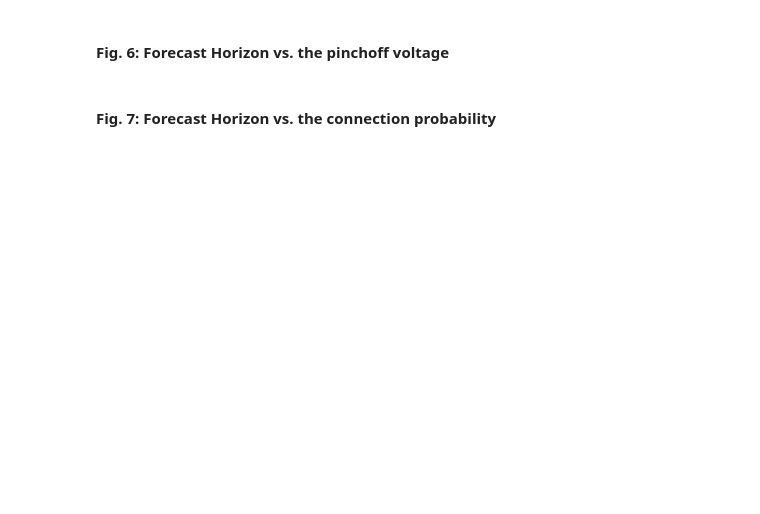
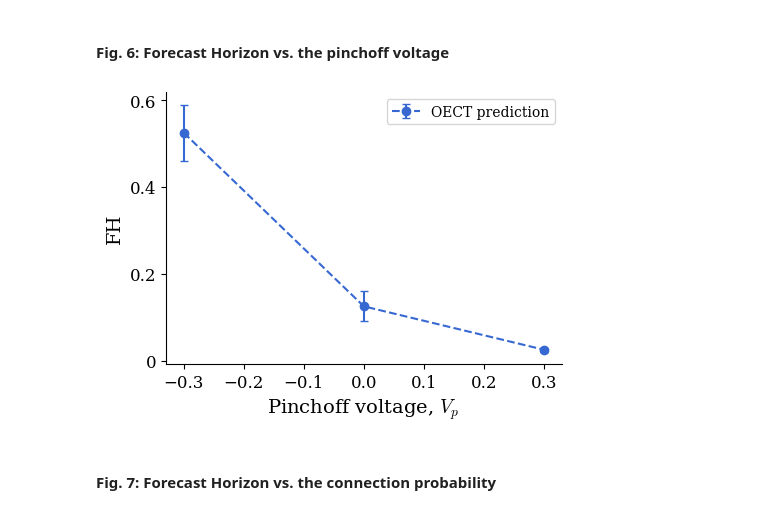
Before and after one commit to Signed-B/reservoir-computing-on-OECTs, a Jupyter notebook: plot_forecast_horizon.ipynb, the cells around one changed output. Drawn from its saved outputs; the diff is of its cells as text; code cells hidden in the pictures; blank space fills up the shorter version.

```diff
--- a/plot_forecast_horizon.ipynb
+++ b/plot_forecast_horizon.ipynb
@@ -171,25 +67,32 @@ OECT_stds = [np.std(OECT_hm[i]) for i in range(OECT_hm.shape[0])]
+# %%
+with open("Data/FH_vs_pinchoff.json") as file:
+    jsondata = json.loads(file.read())
+    pinchoff = np.array(jsondata["params"], dtype=float)
+    FH_OECT = np.array(jsondata["FH-OECT"], dtype=float)
 # %%
 plt.figure(figsize=(5.5, 4))
 plt.errorbar(
-    pinchoffs,
-    OECT_means,
-    yerr=OECT_stds,
+    pinchoff,
+    FH_OECT.mean(axis=1),
+    yerr=FH_OECT.std(axis=1),
     fmt="--",
     marker="o",
     capsize=3,
     color=colors[idx2],
     label="OECT prediction",
 )
 plt.yticks([0, 0.2, 0.4, 0.6], [0, 0.2, 0.4, 0.6])
 plt.ylabel("FH")
 plt.xlabel(r"Pinchoff voltage, $V_p$")
 
 plt.subplots_adjust(bottom=0.2, left=0.18)
 
 sns.despine()
 plt.legend()
 plt.savefig("Figures/fig6.png", dpi=1000)
 plt.savefig("Figures/fig6.pdf", dpi=1000)
 plt.show()
+# %% [output]
+[figure, added]
 # %% [markdown]
 #### Fig. 7: Forecast Horizon vs. the connection probability
```
Also changed, not shown: parts of 13 cells of this notebook, 6 other files.
